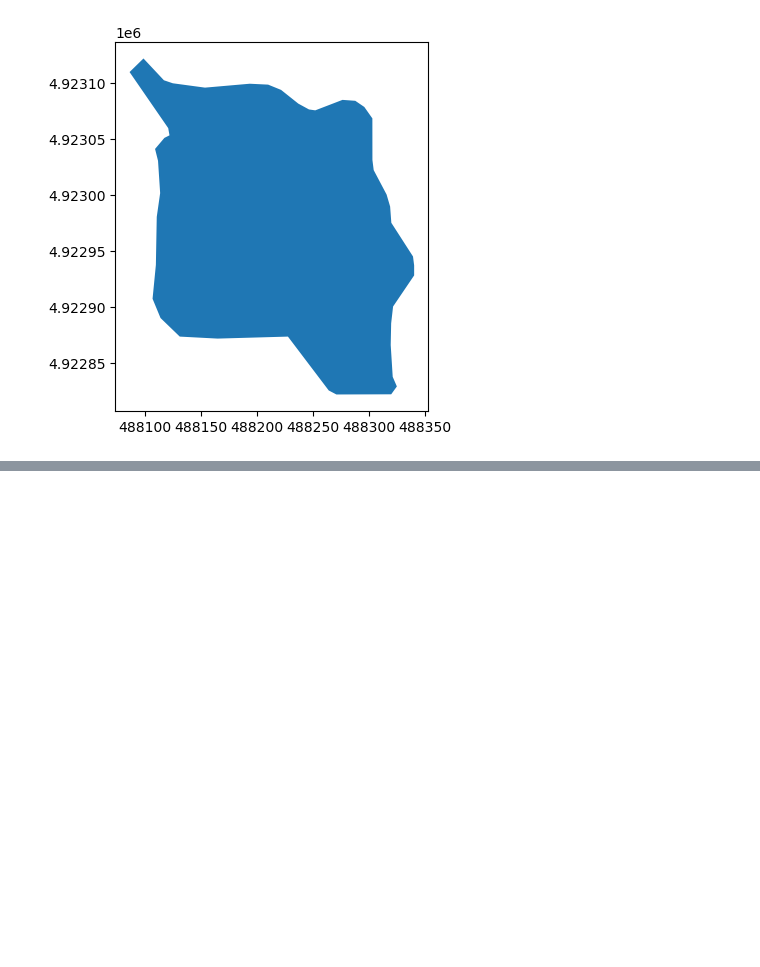
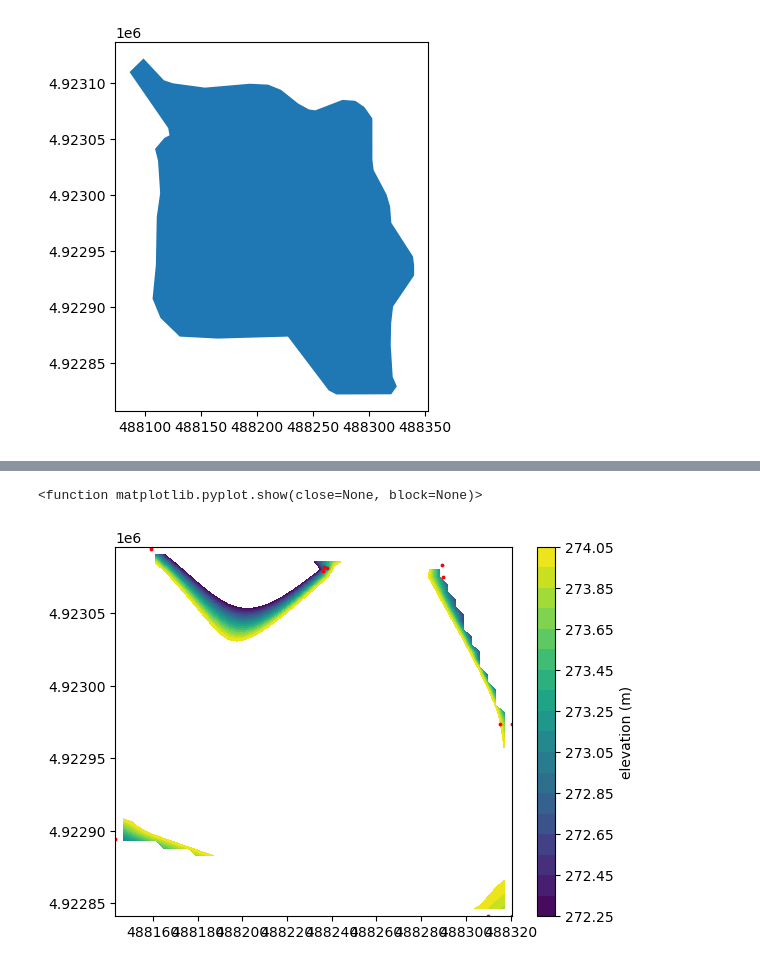
Before and after one commit to sauron-245/summer_26, a Jupyter notebook: summer 2026/BellMap.ipynb, the cells around one changed output, grey strips where cells are left out. Cells and saved outputs as stored; diff of their text form; code cells hidden in the pictures; blank space fills up the shorter version.

```diff
--- a/summer 2026/BellMap.ipynb
+++ b/summer 2026/BellMap.ipynb
@@ -197,0 +193,23 @@ plt.show();
+# %%
+x = data2.x
+y = data2.y
+z = data2["WaterElevation"]
+
+xi = np.linspace(x.min(), x.max())
+yi = np.linspace(y.min(), y.max())
+XI, YI = np.meshgrid(xi, yi)
+
+ZI = griddata((x, y), z, (XI, YI), method='cubic')
+
+fig, ax = plt.subplots()
+levels = np.arange(z.min(), z.max(), 0.1) #0.1 is the contour interval
+contours = ax.contourf(XI, YI, ZI, levels=levels, cmap = "viridis")
+# contourlines = ax.contour(XI, YI, ZI, levels=levels, colors = "k", linewidths = 0.5)
+
+ax.scatter(x, y, color='red', label = 'piezometer', s = 3)
+fig.colorbar(contours, label='elevation (m)')
+
+plt.show
+# %% [output]
+<function matplotlib.pyplot.show(close=None, block=None)>
+[figure, added]
```
Also changed, not shown: parts of 14 cells of this notebook, 4 other files.
